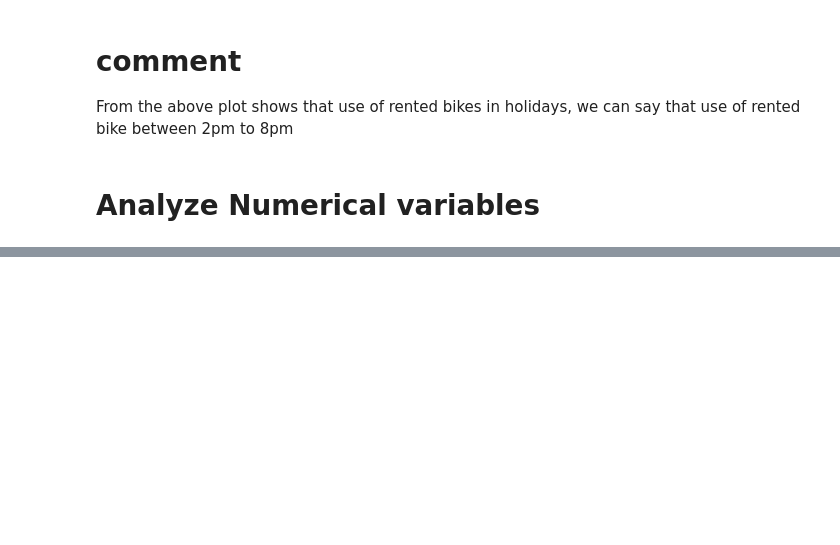
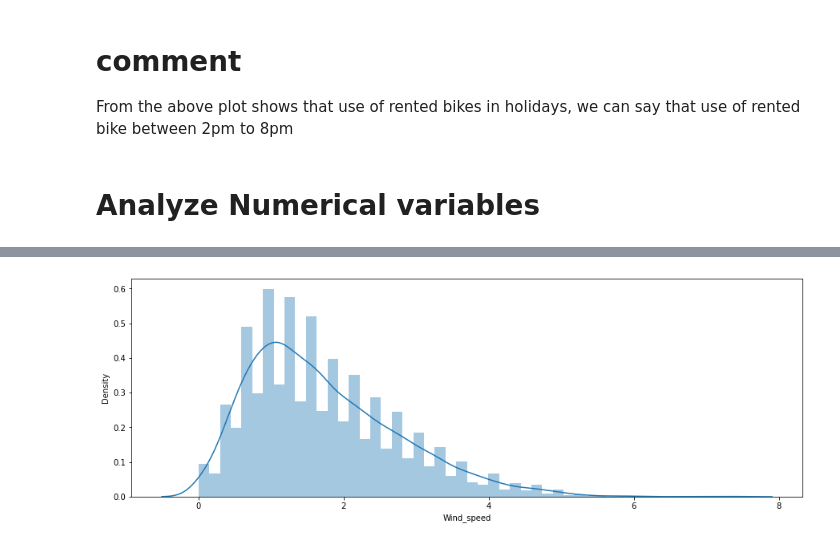
Before and after one commit to Meghanah97/Individual_project_bike_sharing_demand_prediction, a Jupyter notebook: Bike_Sharing_Demand_Prediction_Capstone_Project.ipynb, the cells around one changed output, grey strips where cells are left out. Saved outputs shown, nothing was run; the diff lists cells and outputs as text; code cells hidden in the pictures; blank space fills up the shorter version.

```diff
--- a/Bike_Sharing_Demand_Prediction_Capstone_Project.ipynb
+++ b/Bike_Sharing_Demand_Prediction_Capstone_Project.ipynb
@@ -435,0 +478,5 @@ From the above plot shows that use of rented bikes in holidays, we can say that
+# %%
+plt.figure(figsize=(15,5))
+sns.distplot(data['Wind_speed']);
+# %% [output]
+[figure, added]
```
Also changed, not shown: parts of 34 cells of this notebook.
